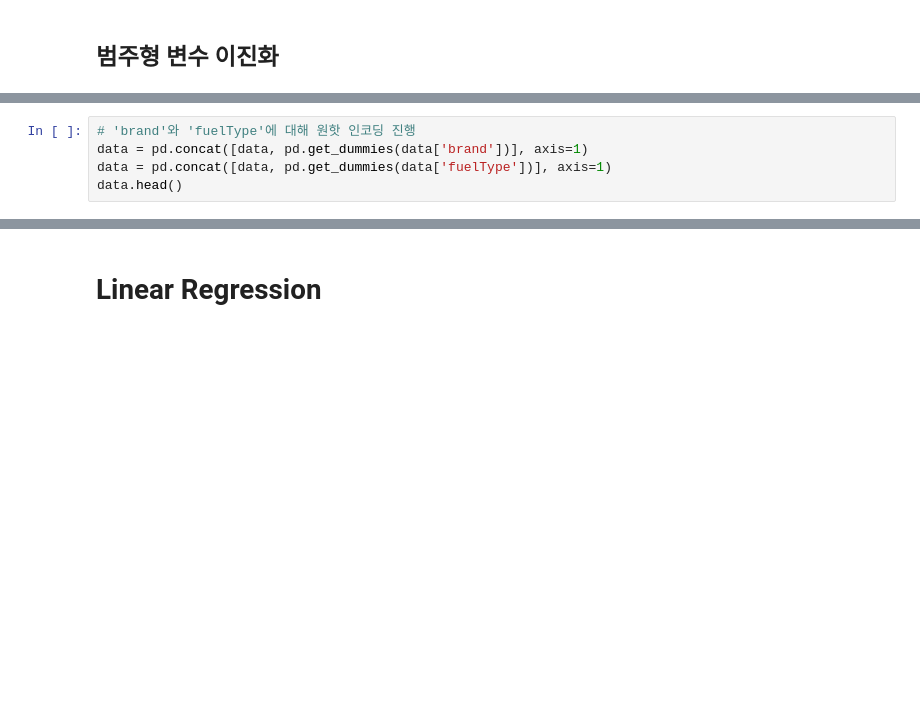
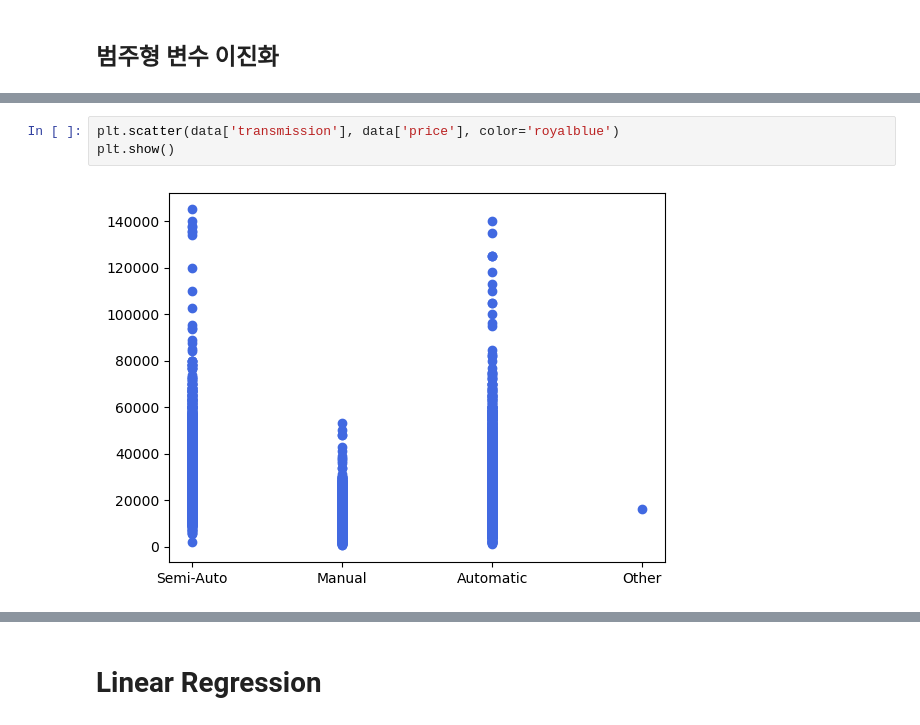
Before and after one commit to ICE-COMMA/ds_introduction, a Jupyter notebook: 2nd homework/linear regression.ipynb, the cells around one changed output, grey strips where cells are left out. Drawn from its saved outputs; the diff is of its cells as text; blank space fills up the shorter version.

```diff
--- a/2nd homework/linear regression.ipynb
+++ b/2nd homework/linear regression.ipynb
@@ -139,5 +126,0 @@ plt.show()
-# %%
-# 'brand'와 'fuelType'에 대해 원핫 인코딩 진행
-data = pd.concat([data, pd.get_dummies(data['brand'])], axis=1)
-data = pd.concat([data, pd.get_dummies(data['fuelType'])], axis=1)
-data.head()
@@ -176,0 +132,5 @@ Name: price, dtype: float64
+# %%
+plt.scatter(data['transmission'], data['price'], color='royalblue')
+plt.show()
+# %% [output]
+[figure, added]
```
Also changed, not shown: parts of 29 cells of this notebook.
